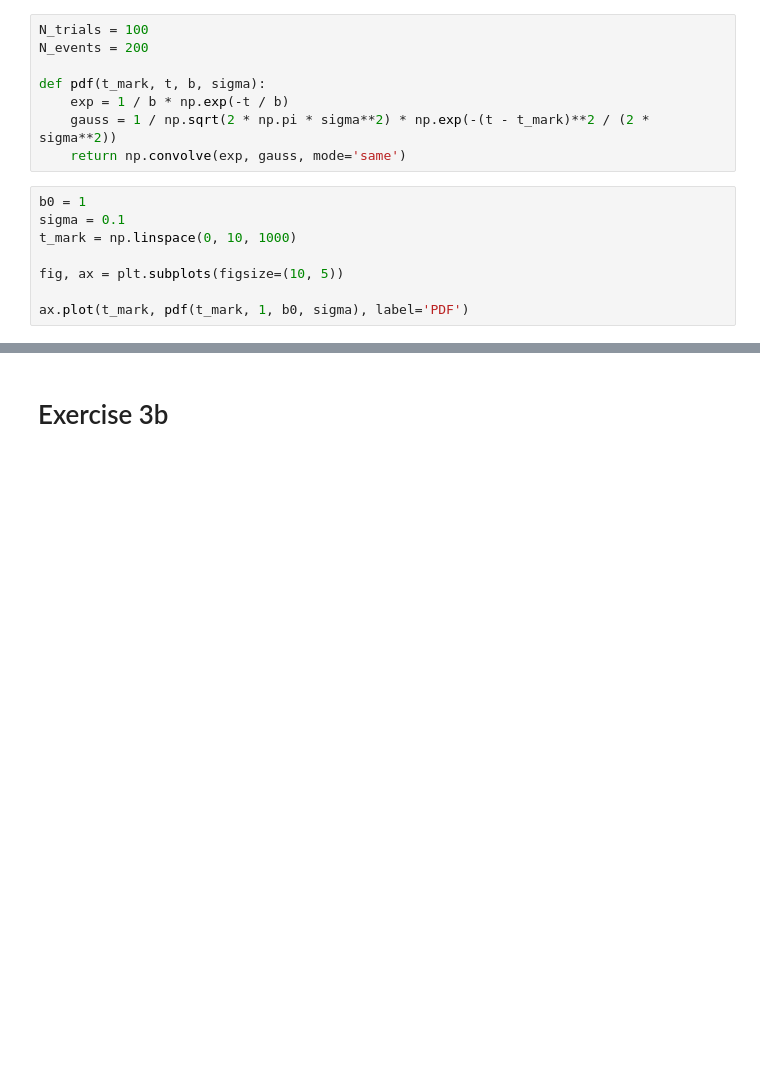
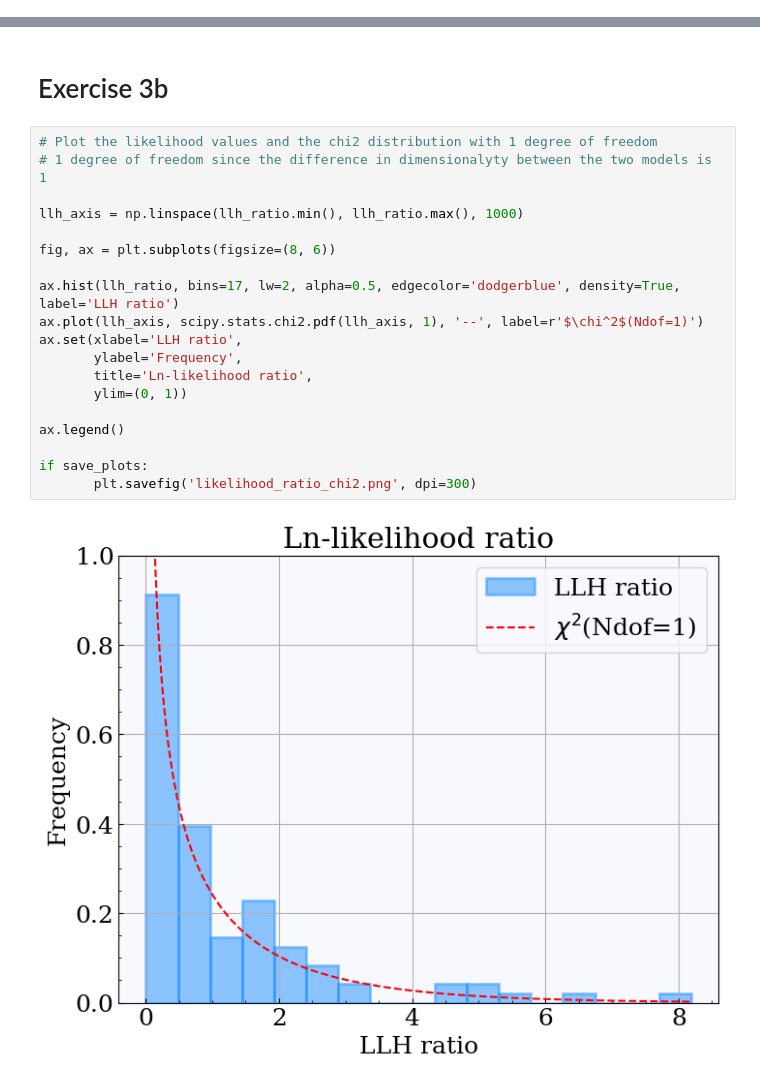
Before and after one commit to Emilie-Jessen/AppStat2, a Jupyter notebook: Project_03/Solution_03.ipynb, the cells around one changed output, grey strips where cells are left out. Cells and saved outputs as stored; diff of their text form; blank space fills up the shorter version.

```diff
--- a/Project_03/Solution_03.ipynb
+++ b/Project_03/Solution_03.ipynb
@@ -335,19 +566,3 @@ if save_plots:
 [figure]
 # %% [markdown]
 # Exercise 3a
-# %%
-N_trials = 100
-N_events = 200
-
-def pdf(t_mark, t, b, sigma):
-    exp = 1 / b * np.exp(-t / b)
-    gauss = 1 / np.sqrt(2 * np.pi * sigma**2) * np.exp(-(t - t_mark)**2 / (2 * sigma**2))
-    return np.convolve(exp, gauss, mode='same')
-# %%
-b0 = 1
-sigma = 0.1
-t_mark = np.linspace(0, 10, 1000)
-
-fig, ax = plt.subplots(figsize=(10, 5))
-
-ax.plot(t_mark, pdf(t_mark, 1, b0, sigma), label='PDF')
@@ -354,2 +665,23 @@ ax.plot(t_mark, pdf(t_mark, 1, b0, sigma), label='PDF')
 # %% [markdown]
 # Exercise 3b
+# %%
+# Plot the likelihood values and the chi2 distribution with 1 degree of freedom
+# 1 degree of freedom since the difference in dimensionalyty between the two models is 1
+
+llh_axis = np.linspace(llh_ratio.min(), llh_ratio.max(), 1000)
+
+fig, ax = plt.subplots(figsize=(8, 6))
+
+ax.hist(llh_ratio, bins=17, lw=2, alpha=0.5, edgecolor='dodgerblue', density=True, label='LLH ratio')
+ax.plot(llh_axis, scipy.stats.chi2.pdf(llh_axis, 1), '--', label=r'$\chi^2$(Ndof=1)')
+ax.set(xlabel='LLH ratio',
+       ylabel='Frequency',
+       title='Ln-likelihood ratio',
+       ylim=(0, 1))
+
+ax.legend()
+
+if save_plots:
+       plt.savefig('likelihood_ratio_chi2.png', dpi=300)
+# %% [output]
+[figure, added]
```
Also changed, not shown: parts of 20 cells of this notebook, 4 other files.
